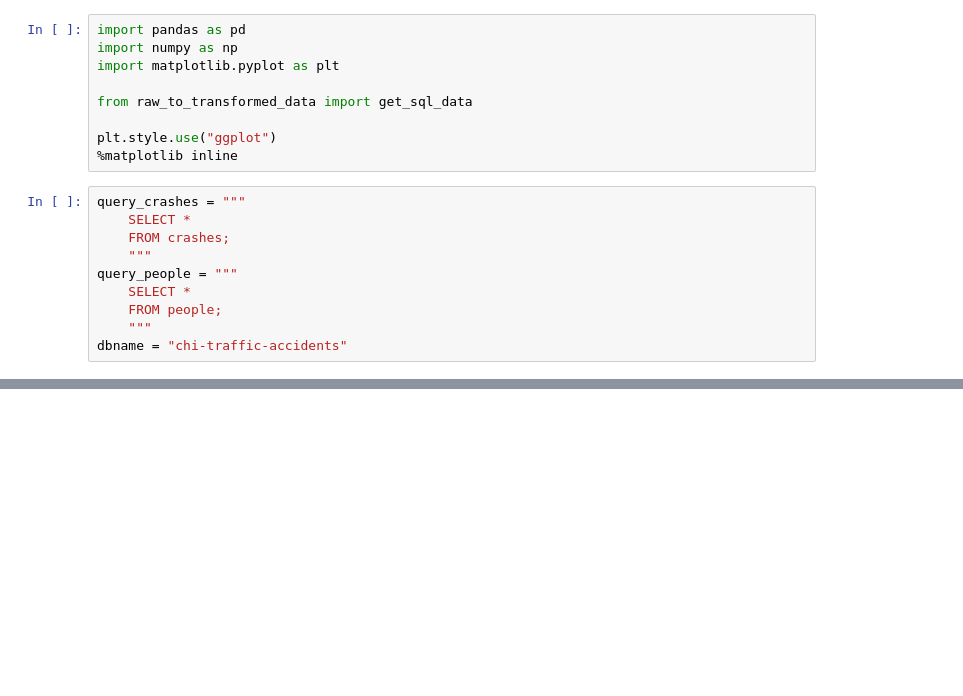
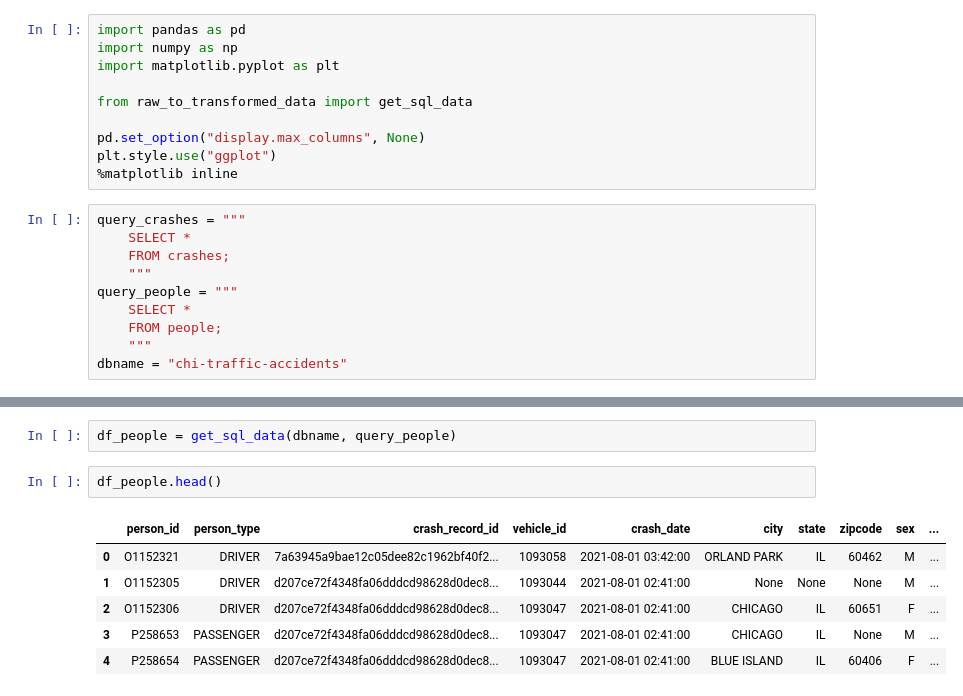
Before and after one commit to jkh-code/predicting-traffic-accident-injuries, a Jupyter notebook: notebooks/eda.ipynb, the cells around one changed output, grey strips where cells are left out. Saved outputs shown, nothing was run; the diff lists cells and outputs as text; blank space fills up the shorter version.

Commit message:
Add review of columns and value counts

```diff
--- a/notebooks/eda.ipynb
+++ b/notebooks/eda.ipynb
@@ -7,6 +7,7 @@ import matplotlib.pyplot as plt
 
 from raw_to_transformed_data import get_sql_data
 
+pd.set_option("display.max_columns", None)
 plt.style.use("ggplot")
 %matplotlib inline
 # %%
@@ -24,0 +145,11 @@ df_crashes.head()
+# %%
+df_people = get_sql_data(dbname, query_people)
+# %%
+df_people.head()
+# %% [output]
+|  | person_id | person_type | crash_record_id | vehicle_id | crash_date | city | state | zipcode | sex | ... |
+| 0 | O1152321 | DRIVER | 7a63945a9bae12c05dee82c1962bf40f2... | 1093058 | 2021-08-01 03:42:00 | ORLAND PARK | IL | 60462 | M | ... |
+| 1 | O1152305 | DRIVER | d207ce72f4348fa06dddcd98628d0dec8... | 1093044 | 2021-08-01 02:41:00 | None | None | None | M | ... |
+| 2 | O1152306 | DRIVER | d207ce72f4348fa06dddcd98628d0dec8... | 1093047 | 2021-08-01 02:41:00 | CHICAGO | IL | 60651 | F | ... |
+| 3 | P258653 | PASSENGER | d207ce72f4348fa06dddcd98628d0dec8... | 1093047 | 2021-08-01 02:41:00 | CHICAGO | IL | None | M | ... |
+| 4 | P258654 | PASSENGER | d207ce72f4348fa06dddcd98628d0dec8... | 1093047 | 2021-08-01 02:41:00 | BLUE ISLAND | IL | 60406 | F | ... |
```
Also changed, not shown: parts of 15 cells of this notebook.
